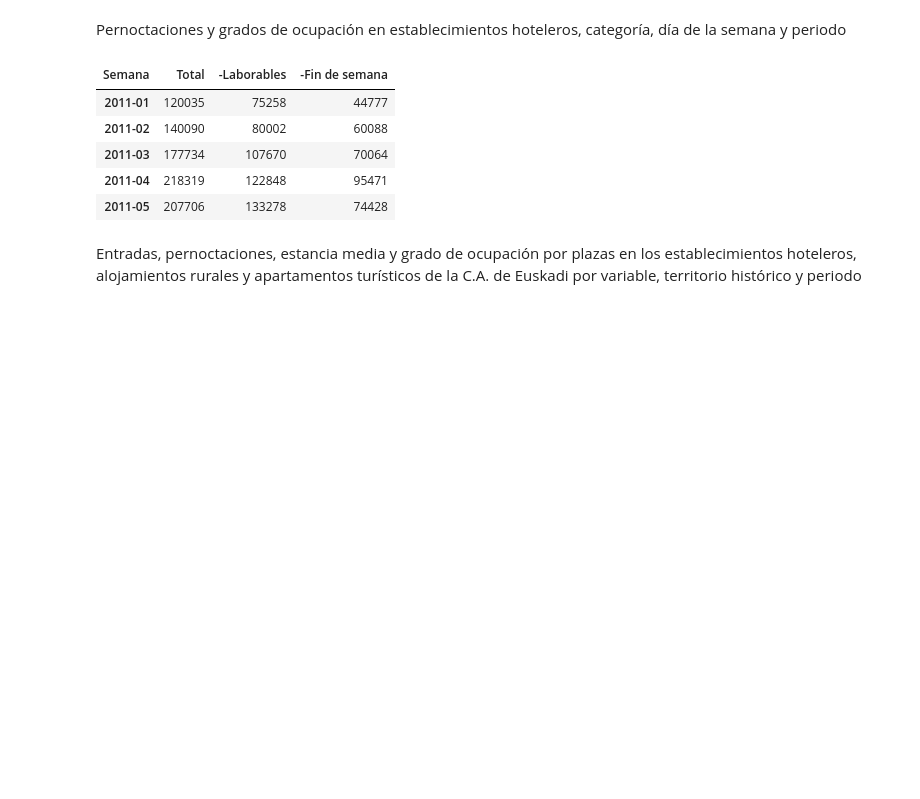
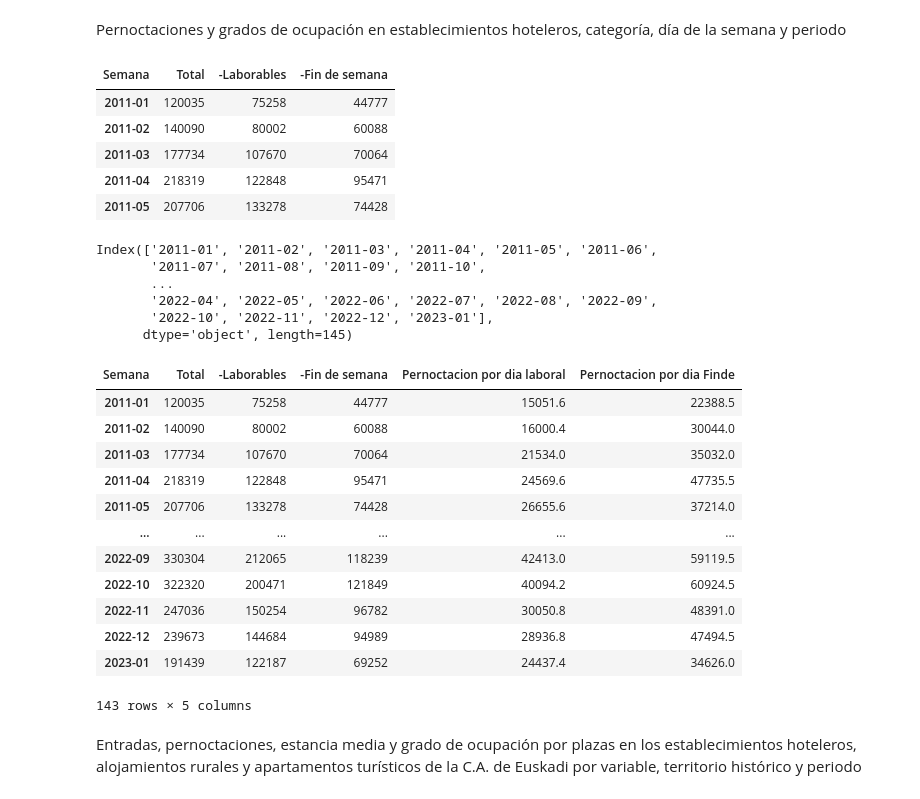
Before and after one commit to alandia92/EDA-Turismo-Euskadi, a Jupyter notebook: EDA/Tratamiento_datos.ipynb, the cells around one changed output. Drawn from its saved outputs; the diff is of its cells as text; code cells hidden in the pictures; blank space fills up the shorter version.

Commit message:
excel pernoctaciones por dia

```diff
--- a/EDA/Tratamiento_datos.ipynb
+++ b/EDA/Tratamiento_datos.ipynb
@@ -178,0 +177,31 @@ df_11.head()
+# %%
+print(df_11.index)
+# %% [output]
+Index(['2011-01', '2011-02', '2011-03', '2011-04', '2011-05', '2011-06',
+       '2011-07', '2011-08', '2011-09', '2011-10',
+       ...
+       '2022-04', '2022-05', '2022-06', '2022-07', '2022-08', '2022-09',
+       '2022-10', '2022-11', '2022-12', '2023-01'],
+      dtype='object', length=145)
+# %%
+df_11 = df_11.drop(df_11.index[111])
+# %%
+#Fines de semana 2 dias y laborables 5
+df_11['-Laborables'] = pd.to_numeric(df_11['-Laborables'])
+df_11['Pernoctacion por dia laboral'] = df_11['-Laborables']/ 5
+df_11['Pernoctacion por dia Finde'] = df_11['-Fin de semana'] / 2
+df_11
+# %% [output]
+| Semana | Total | -Laborables | -Fin de semana | Pernoctacion por dia laboral | Pernoctacion por dia Finde |
+| 2011-01 | 120035 | 75258 | 44777 | 15051.6 | 22388.5 |
+| 2011-02 | 140090 | 80002 | 60088 | 16000.4 | 30044.0 |
+| 2011-03 | 177734 | 107670 | 70064 | 21534.0 | 35032.0 |
+| 2011-04 | 218319 | 122848 | 95471 | 24569.6 | 47735.5 |
+| 2011-05 | 207706 | 133278 | 74428 | 26655.6 | 37214.0 |
+| ... | ... | ... | ... | ... | ... |
+| 2022-09 | 330304 | 212065 | 118239 | 42413.0 | 59119.5 |
+| 2022-10 | 322320 | 200471 | 121849 | 40094.2 | 60924.5 |
+| 2022-11 | 247036 | 150254 | 96782 | 30050.8 | 48391.0 |
+| 2022-12 | 239673 | 144684 | 94989 | 28936.8 | 47494.5 |
+| 2023-01 | 191439 | 122187 | 69252 | 24437.4 | 34626.0 |
+143 rows × 5 columns
```
Also changed, not shown: parts of 2 cells of this notebook, 1 other file.
